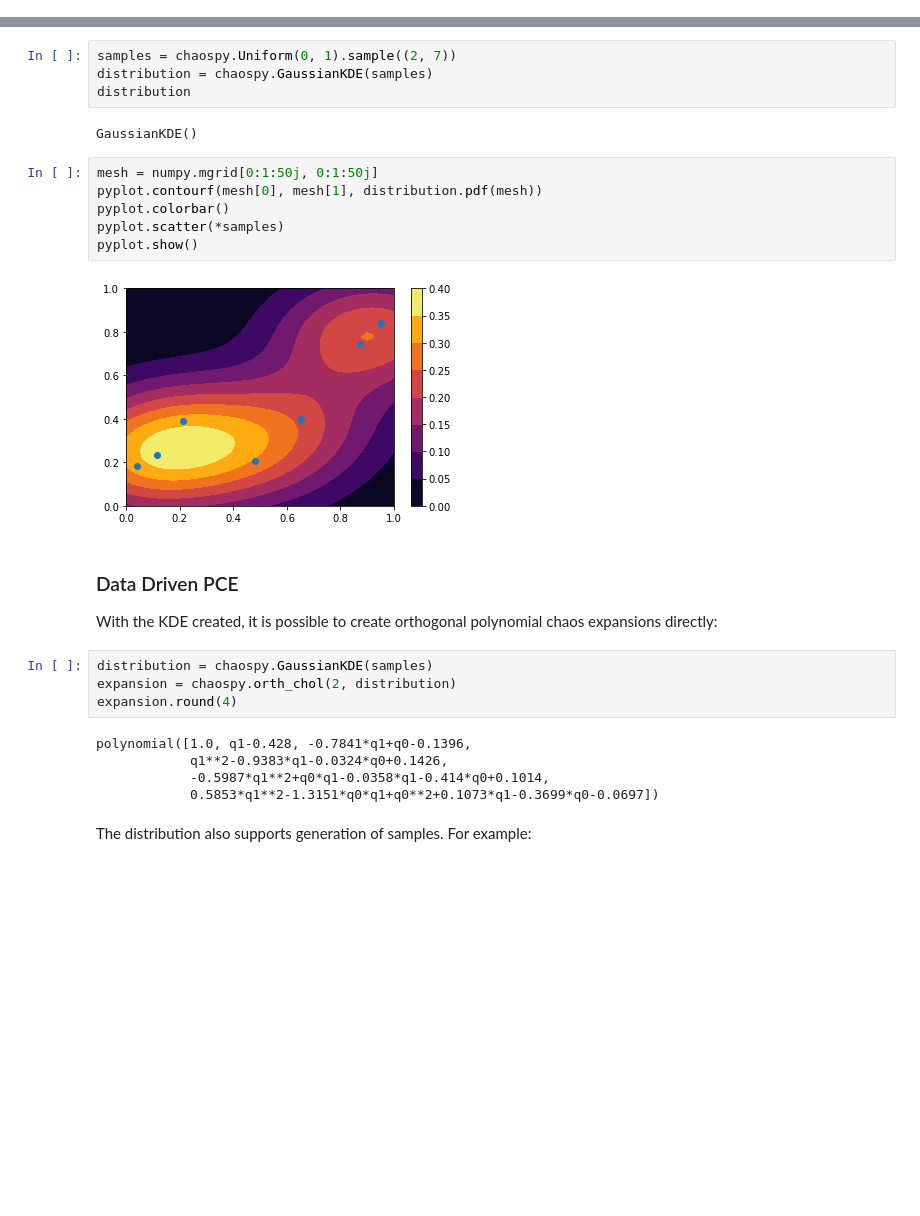
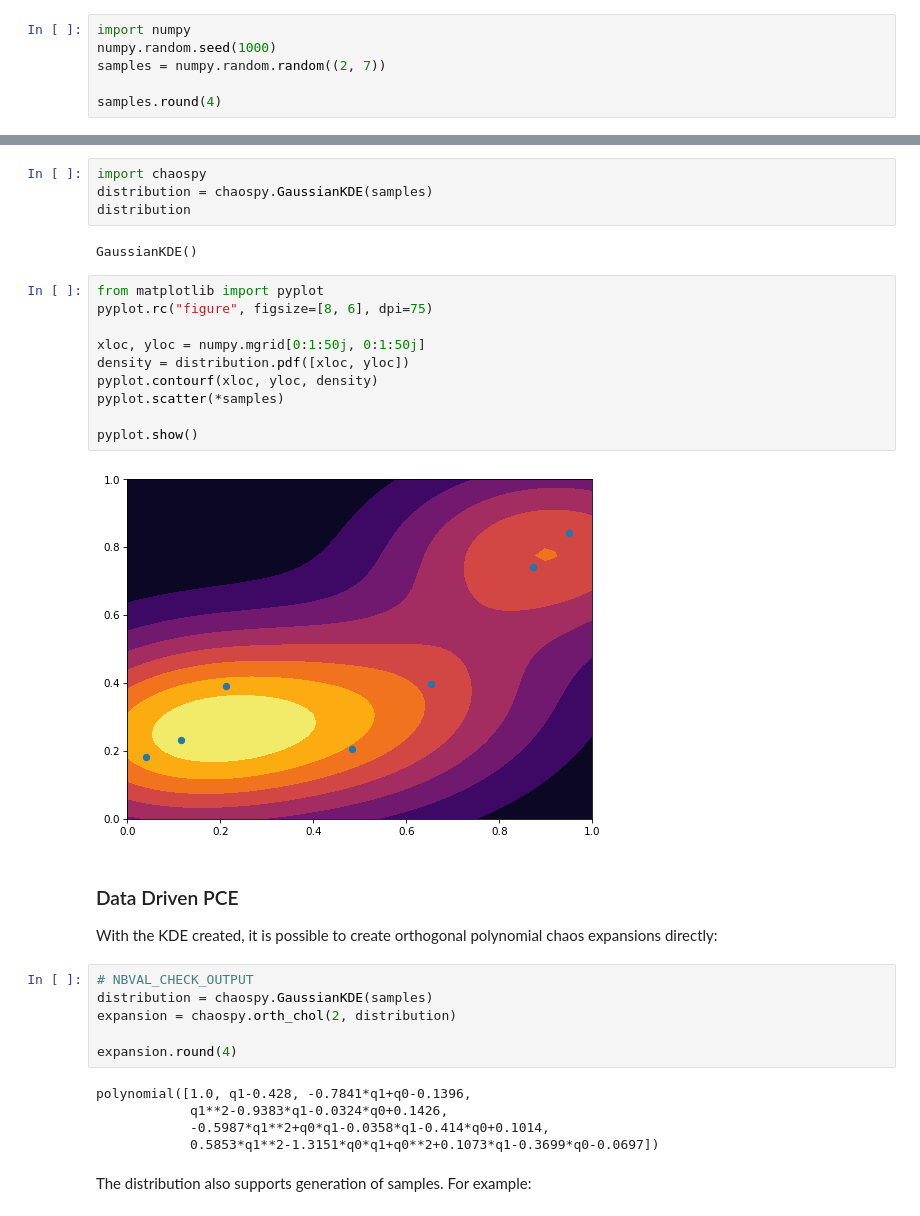
Before and after one commit to jonathf/chaospy, a Jupyter notebook: docs/tutorials/advanced/kernel_density_estimation.ipynb, the cells around one changed output, grey strips where cells are left out. Cells and saved outputs as stored; diff of their text form; blank space fills up the shorter version.

```diff
--- a/docs/tutorials/advanced/kernel_density_estimation.ipynb
+++ b/docs/tutorials/advanced/kernel_density_estimation.ipynb
@@ -8,0 +5,6 @@ numpy.random.seed(1000)
+# %%
+import numpy
+numpy.random.seed(1000)
+samples = numpy.random.random((2, 7))
+
+samples.round(4)
@@ -9,24 +16,30 @@ numpy.random.seed(1000)
 # %%
-samples = chaospy.Uniform(0, 1).sample((2, 7))
+import chaospy
 distribution = chaospy.GaussianKDE(samples)
 distribution
 # %% [output]
 GaussianKDE()
 # %%
-mesh = numpy.mgrid[0:1:50j, 0:1:50j]
-pyplot.contourf(mesh[0], mesh[1], distribution.pdf(mesh))
-pyplot.colorbar()
+from matplotlib import pyplot
+pyplot.rc("figure", figsize=[8, 6], dpi=75)
+
+xloc, yloc = numpy.mgrid[0:1:50j, 0:1:50j]
+density = distribution.pdf([xloc, yloc])
+pyplot.contourf(xloc, yloc, density)
 pyplot.scatter(*samples)
+
 pyplot.show()
 # %% [output]
-[figure, old version]
+[figure, new version]
 # %% [markdown]
 ### Data Driven PCE
 
 With the KDE created, it is possible to create orthogonal polynomial chaos expansions directly:
 # %%
+# NBVAL_CHECK_OUTPUT
 distribution = chaospy.GaussianKDE(samples)
 expansion = chaospy.orth_chol(2, distribution)
+
 expansion.round(4)
 # %% [output]
 polynomial([1.0, q1-0.428, -0.7841*q1+q0-0.1396,
```
Also changed, not shown: parts of 21 cells of this notebook, 55 other files.
